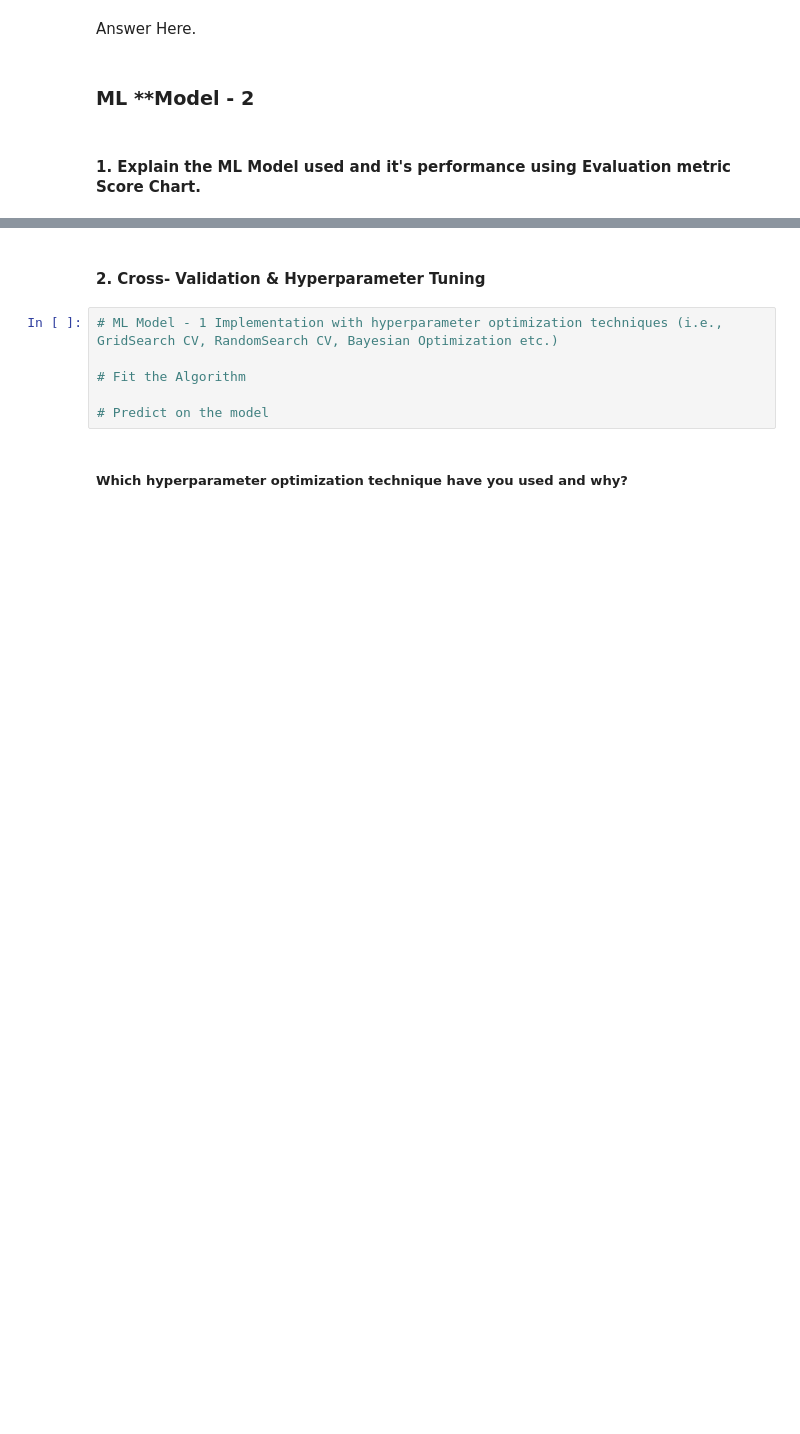
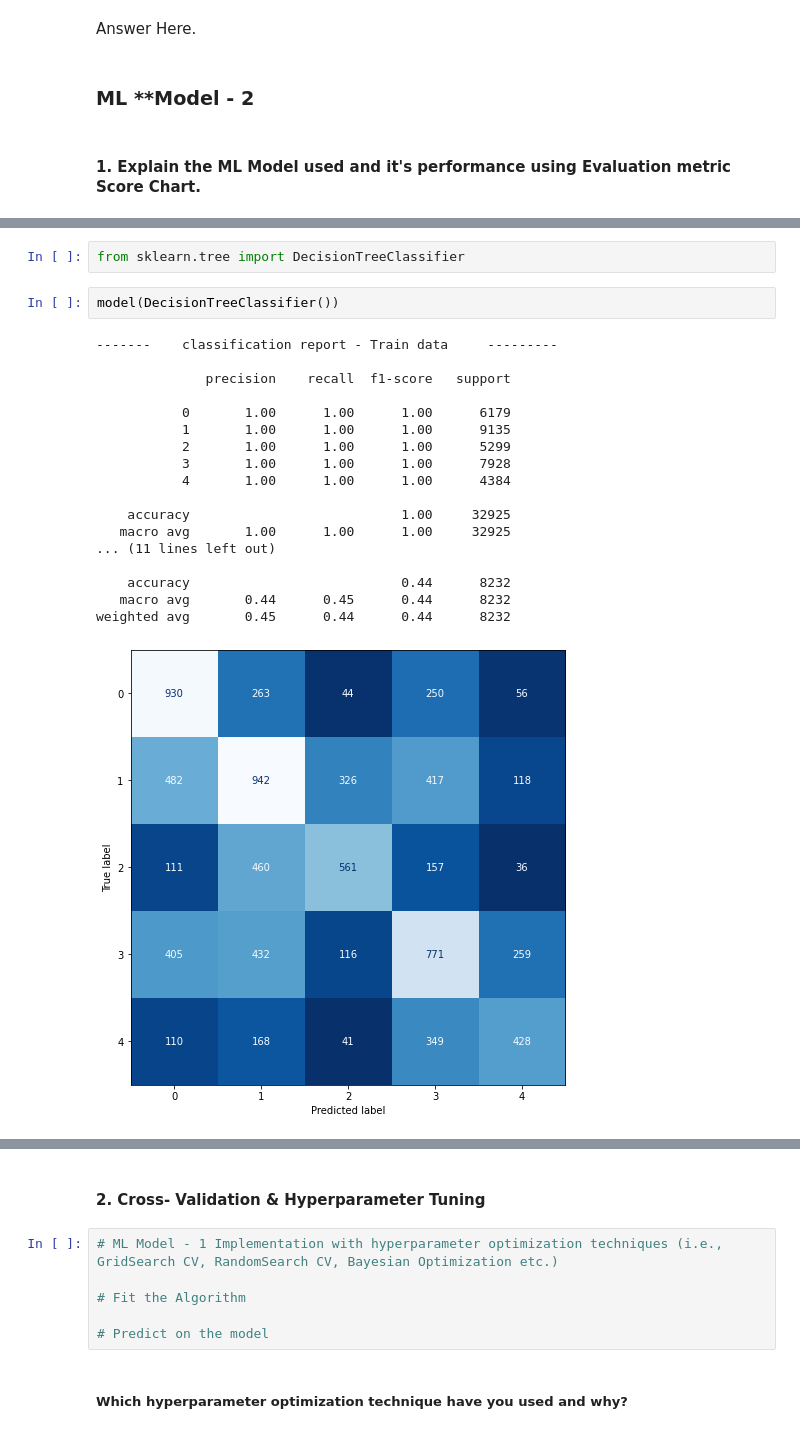
Before and after one commit to srkpriyanka95/Corona-Tweet-Sentiment-Analysis, a Jupyter notebook: Corona_virus_tweet_Sentiment_Analysis.ipynb, the cells around one changed output, grey strips where cells are left out. Cells and saved outputs as stored; diff of their text form; blank space fills up the shorter version.

```diff
--- a/Corona_virus_tweet_Sentiment_Analysis.ipynb
+++ b/Corona_virus_tweet_Sentiment_Analysis.ipynb
@@ -989,3 +1003,26 @@ weighted avg       0.49      0.30      0.33      8232
+# %%
+from sklearn.tree import DecisionTreeClassifier
+# %%
+model(DecisionTreeClassifier())
+# %% [output]
+-------    classification report - Train data     ---------
+
+              precision    recall  f1-score   support
+
+           0       1.00      1.00      1.00      6179
+           1       1.00      1.00      1.00      9135
+           2       1.00      1.00      1.00      5299
+           3       1.00      1.00      1.00      7928
+           4       1.00      1.00      1.00      4384
+
+    accuracy                           1.00     32925
+   macro avg       1.00      1.00      1.00     32925
+... (11 lines left out)
+
+    accuracy                           0.44      8232
+   macro avg       0.44      0.45      0.44      8232
+weighted avg       0.45      0.44      0.44      8232
+[figure, added]
 # %%
 model(SVC())
 # %% [output]
```
Also changed, not shown: parts of 35 cells of this notebook.
